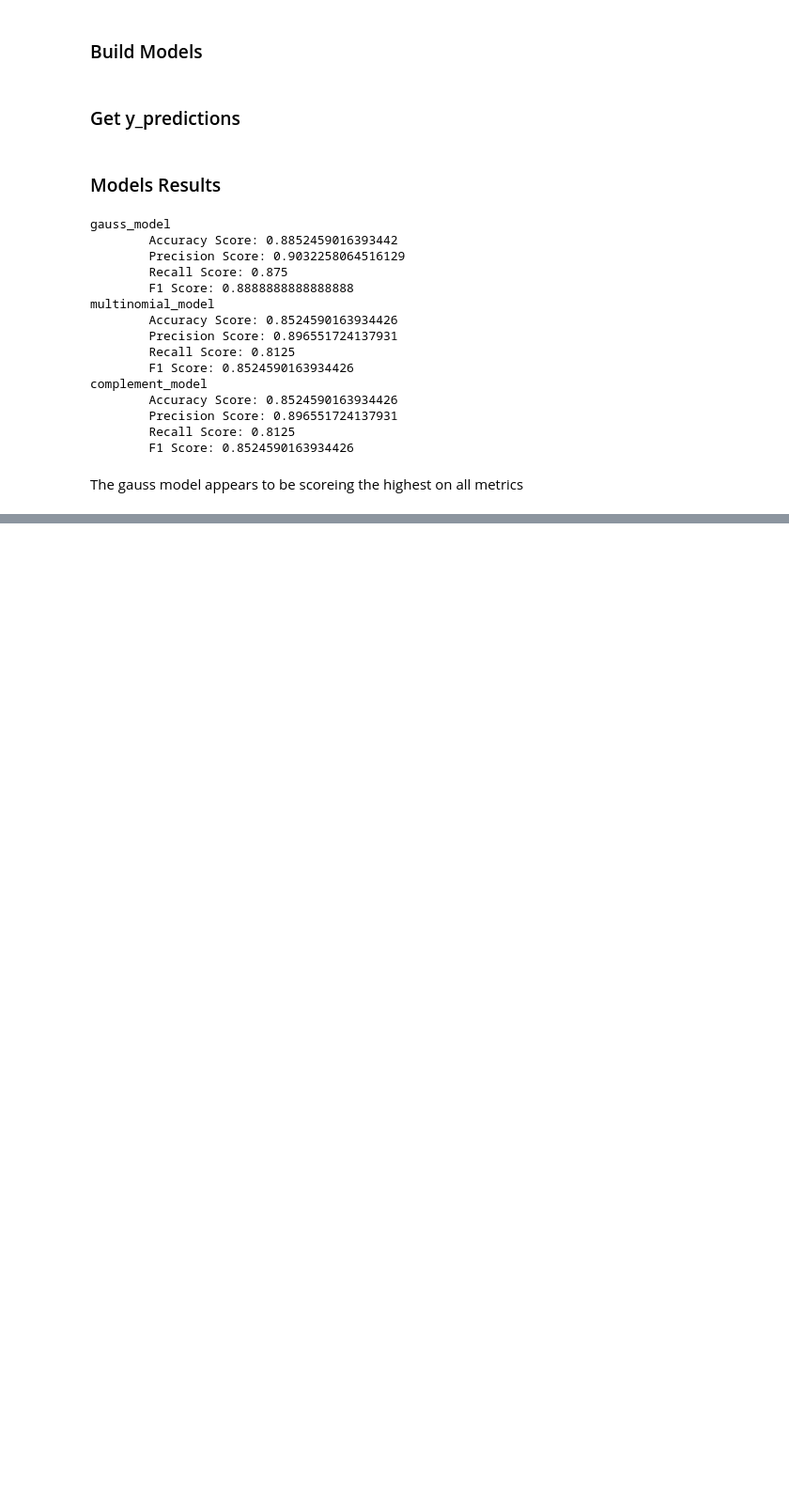
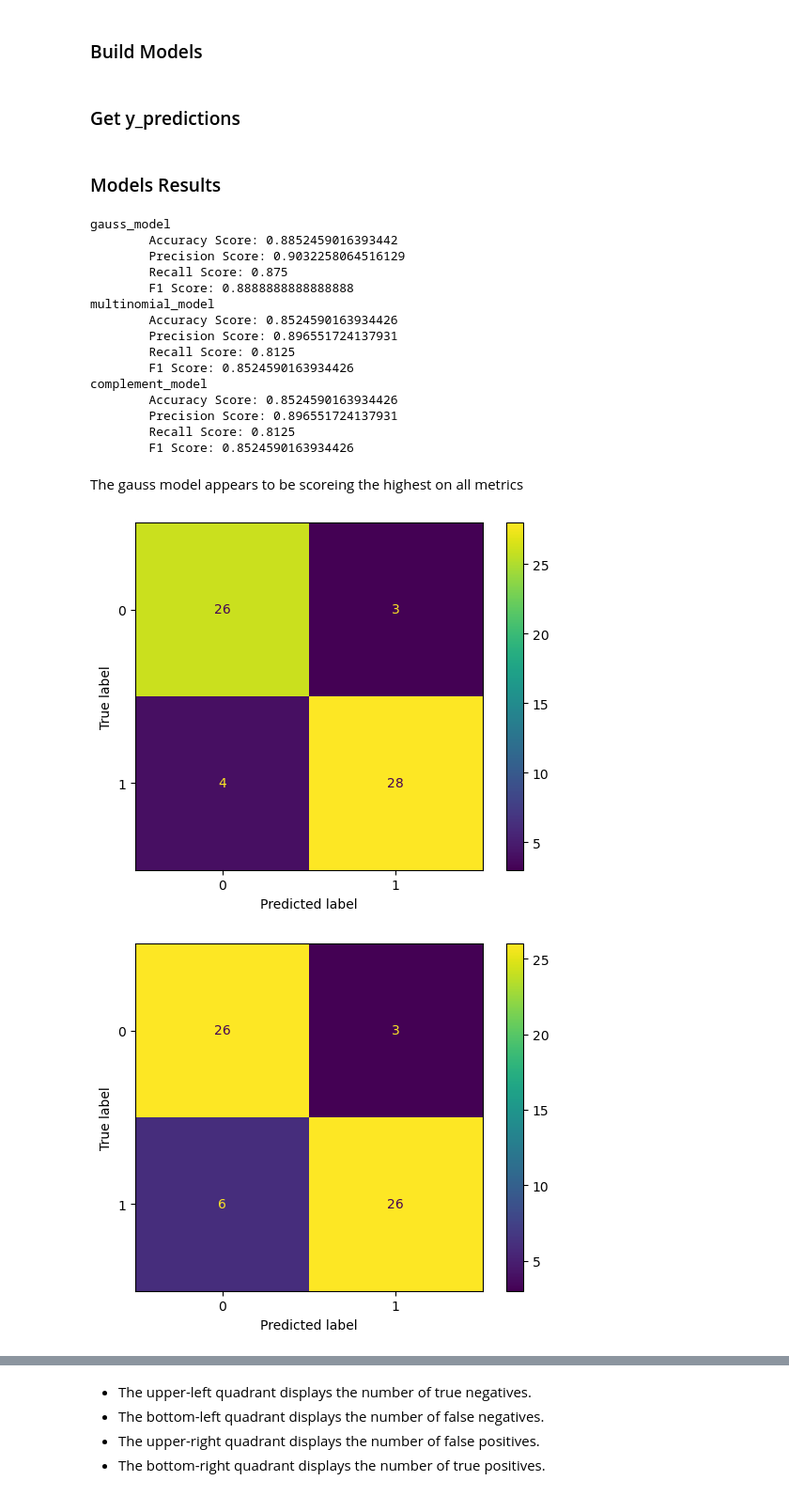
Before and after one commit to luis-jmtz/Heart_Disease_ML_Model_Comparison, a Jupyter notebook: Naive_Bayes_Model.ipynb, the cells around one changed output, grey strips where cells are left out. Shown at 94% size. Cells and saved outputs as stored; diff of their text form; code cells hidden in the pictures; blank space fills up the shorter version.

Commit message:
created confusion matrices for naive bayes models

```diff
--- a/Naive_Bayes_Model.ipynb
+++ b/Naive_Bayes_Model.ipynb
@@ -101,3 +101,19 @@ complement_model
         F1 Score: 0.8524590163934426
 # %% [markdown]
 The gauss model appears to be scoreing the highest on all metrics
+# %%
+models_cm_dict = {
+    "gauss_model": 0,
+    "multinomial_model": 0,
+    "complement_model": 0,
+}
+
+for x in models_cm_dict:
+    models_cm_dict[x] = metrics.confusion_matrix(y_test, models_y_pred_dict[x])
+# %%
+for x in models_cm_dict:
+    disp = metrics.ConfusionMatrixDisplay(confusion_matrix = models_cm_dict[x])
+    disp.plot()
+# %% [output]
+[figure, added]
+[figure, added]
@@ -103,0 +121,5 @@ The gauss model appears to be scoreing the highest on all metrics
+# %% [markdown]
+- The upper-left quadrant displays the number of true negatives.
+- The bottom-left quadrant displays the number of false negatives.
+- The upper-right quadrant displays the number of false positives.
+- The bottom-right quadrant displays the number of true positives.
```
Also changed, not shown: parts of 1 cell of this notebook.
